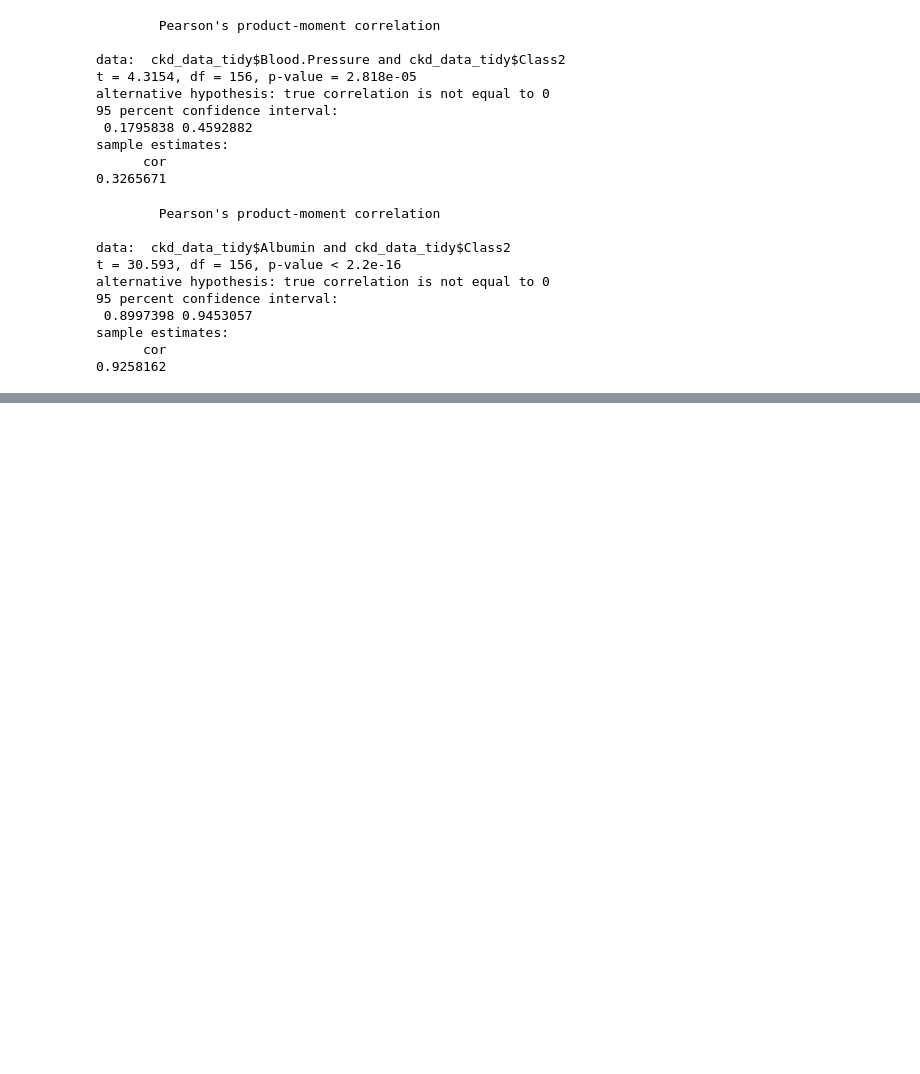
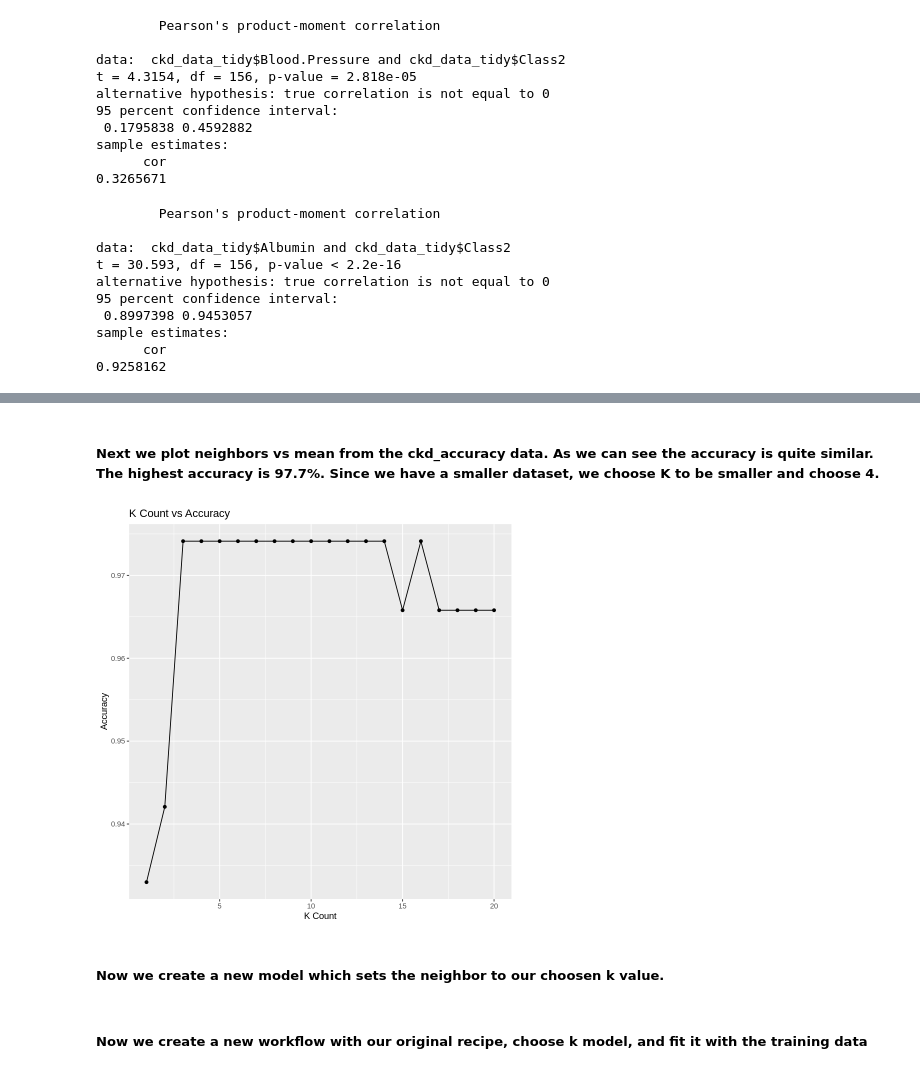
Before and after one commit to callen02/DSCI100_Group_25_Project, a Jupyter notebook: Proposal_Methods_Results.ipynb, the cells around one changed output, grey strips where cells are left out. Saved outputs shown, nothing was run; the diff lists cells and outputs as text; code cells hidden in the pictures; blank space fills up the shorter version.

```diff
--- a/Proposal_Methods_Results.ipynb
+++ b/Proposal_Methods_Results.ipynb
@@ -199,8 +200,7 @@ A tibble: 40 × 15
 # %%
 #Recipe
 #selection of variables of what I imagine is of more imporant when determining CKD
-ckd_recipe <- recipe(Class ~ Blood.Pressure + Albumin + Age + Blood.Glucose.Random +
-                     Blood.Urea, data = ckd_training) %>%
+ckd_recipe <- recipe(Class ~ Blood.Pressure + Albumin + Serum.Creatinine, data = ckd_training) %>%
             step_scale(all_predictors()) %>%
             step_center(all_predictors())
-ckd_recipe
+#ckd_recipe
@@ -237,9 +222,10 @@ ckd_vfold <- vfold_cv(ckd_training, v = 10, strata = Class)
 # %%
-#Workflow, honestly don't know if it is correct
+#Workflow
+gridvals <- tibble(neighbors = seq(from = 1, to = 20))
 ckd_workflow <- workflow() %>%
             add_recipe(ckd_recipe) %>%
             add_model(ckd_spec) %>%
-            tune_grid(resamples = ckd_vfold, grid = 10) %>%
+            tune_grid(resamples = ckd_vfold, grid = gridvals) %>%
             collect_metrics()
 
-ckd_workflow
+#ckd_workflow
@@ -255,12 +250,18 @@ ckd_accuracy
+# %% [markdown]
+##### Next we plot neighbors vs mean from the ckd_accuracy data. As we can see the accuracy is quite similar. The highest accuracy is 97.7%. Since we have a smaller dataset, we choose K to be smaller and choose 4. #####
 # %%
 #Plot to find the optimal K
 cross_val_plot <- ckd_accuracy %>%
                   ggplot(aes(x= neighbors, y = mean)) +
                   geom_point() +
                   geom_line() +
-                  labs(x = "Neighbors Count", y = "Accuracy", title = "Neighbors Count vs Accuracy")
+                  labs(x = "K Count", y = "Accuracy", title = "K Count vs Accuracy")
 
 cross_val_plot
+# %% [output]
+[figure, added]
+# %% [markdown]
+##### Now we create a new model which sets the neighbor to our choosen k value. #####
 # %%
 #Model with optimal k value
 ckd_optimal_k <- nearest_neighbor(weight_func = "rectangular", neighbor = 4) %>%
@@ -271,3 +272,5 @@ ckd_optimal_k
+# %% [markdown]
+##### Now we create a new workflow with our original recipe, choose k model, and fit it with the training data #####
 # %%
 #Fitted Model
 ckd_fit <- workflow() %>%
```
Also changed, not shown: parts of 20 cells of this notebook.
